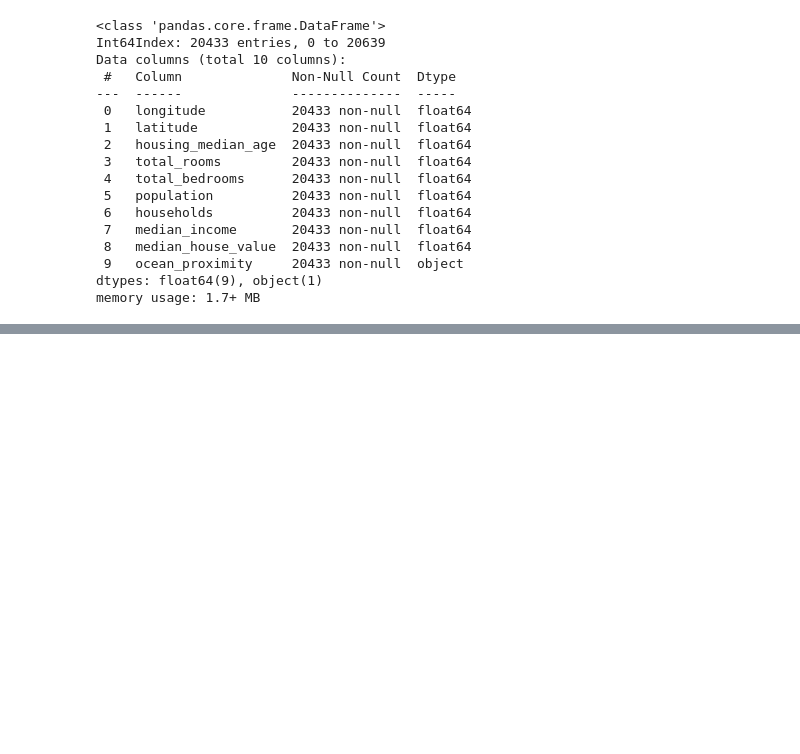
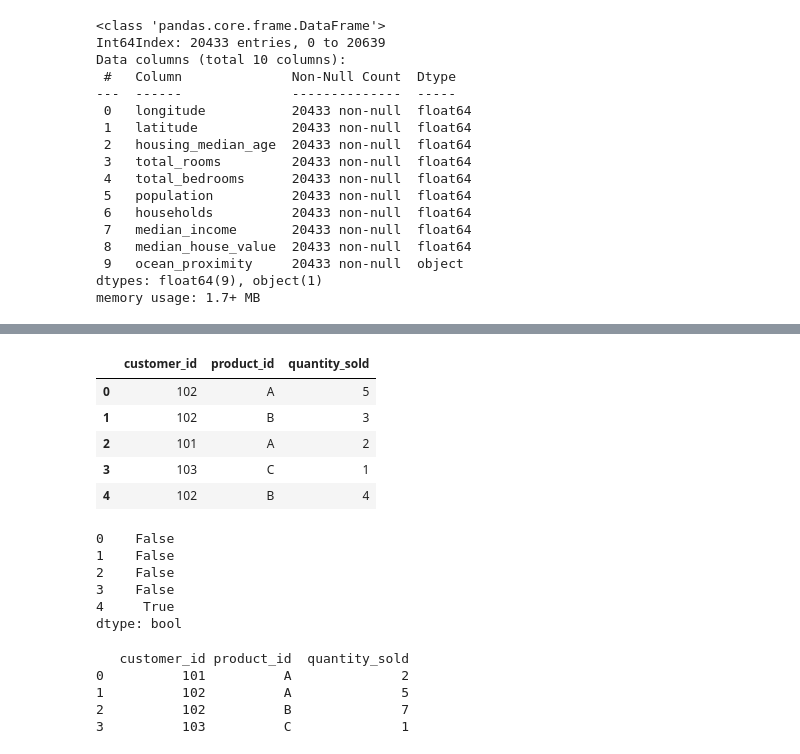
Before and after one commit to emi1977/datasciencemi, a Jupyter notebook: pandas/limpieza_datos.ipynb, the cells around one changed output, grey strips where cells are left out. Drawn from its saved outputs; the diff is of its cells as text; code cells hidden in the pictures; blank space fills up the shorter version.

```diff
--- a/pandas/limpieza_datos.ipynb
+++ b/pandas/limpieza_datos.ipynb
@@ -138,0 +270,31 @@ memory usage: 1.6+ MB
+# %%
+# duplicates
+data = {'customer_id': [102, 102, 101, 103, 102], 'product_id': [
+    'A', 'B', 'A', 'C', 'B'], 'quantity_sold': [5, 3, 2, 1, 4]}
+df = pd.DataFrame(data)
+df
+# %% [output]
+|  | customer_id | product_id | quantity_sold |
+| 0 | 102 | A | 5 |
+| 1 | 102 | B | 3 |
+| 2 | 101 | A | 2 |
+| 3 | 103 | C | 1 |
+| 4 | 102 | B | 4 |
+# %%
+df[{'customer_id','product_id'}].duplicated()
+# %% [output]
+0    False
+1    False
+2    False
+3    False
+4     True
+dtype: bool
+# %%
+merged_df=df.groupby(['customer_id','product_id']).agg({'quantity_sold':'sum'}).reset_index()
+print(merged_df)
+# %% [output]
+   customer_id product_id  quantity_sold
+0          101          A              2
+1          102          A              5
+2          102          B              7
+3          103          C              1
```
Also changed, not shown: parts of 29 cells of this notebook.
